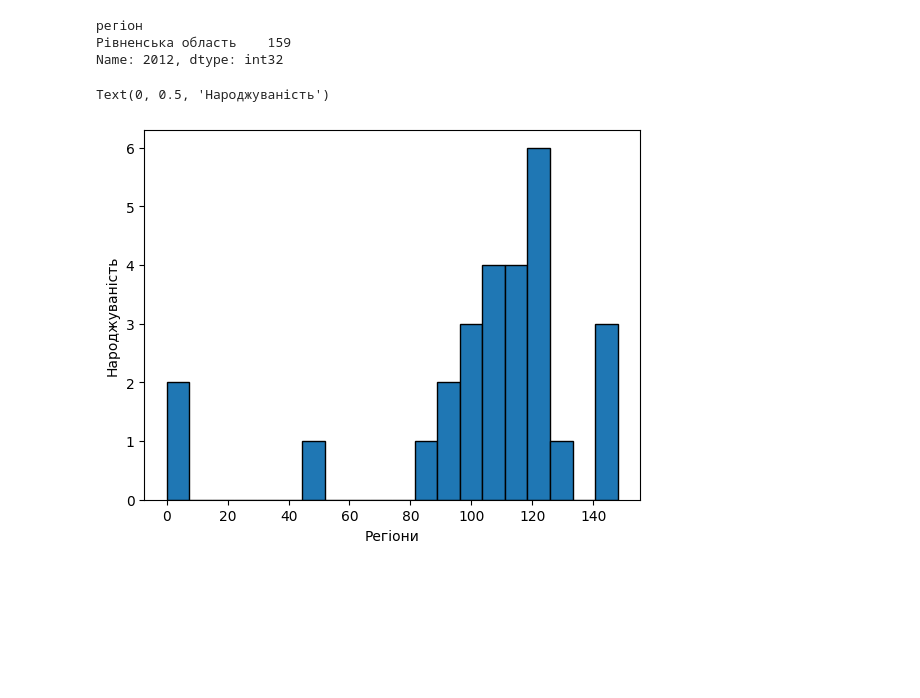
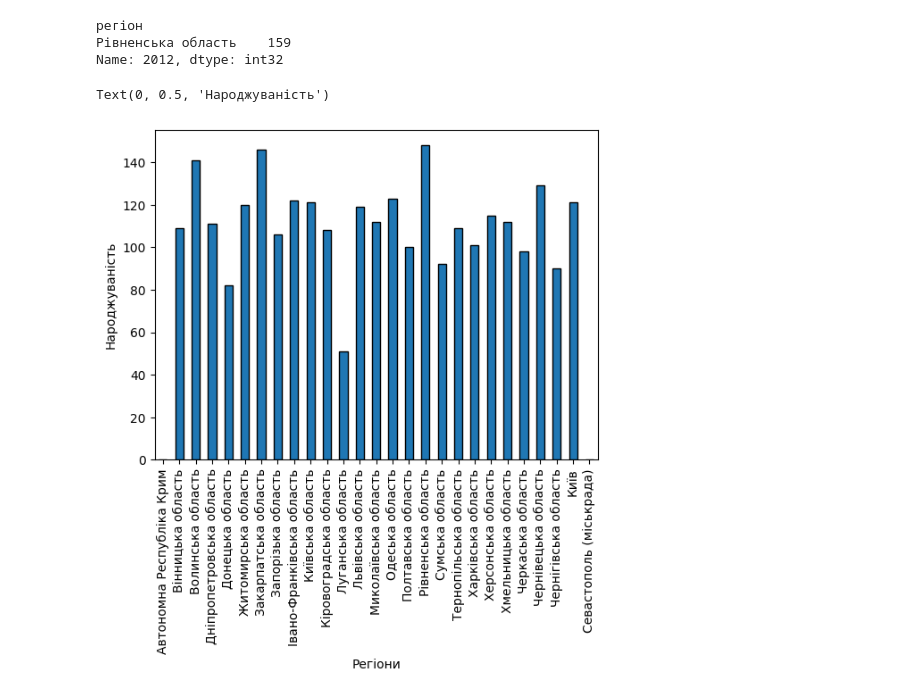
Before and after one commit to AnastasiaPalmer/Numpy-Pandas, a Jupyter notebook: Palamarchuk_hw1.ipynb, the cells around one changed output. Saved outputs shown, nothing was run; the diff lists cells and outputs as text; code cells hidden in the pictures; blank space fills up the shorter version.

```diff
--- a/Palamarchuk_hw1.ipynb
+++ b/Palamarchuk_hw1.ipynb
@@ -342,10 +342,10 @@ Name: 2012, dtype: int32
 # %%
 # 11.	Побудуйте стовпчасту народжуваності за регіонами у 2014 році
 
 import matplotlib.pyplot as plt
-df["2014"].plot(kind="hist", bins=20, edgecolor='k')
+df["2014"].plot(kind="bar", edgecolor='k')
 plt.xlabel('Регіони')
 plt.ylabel('Народжуваність')
 # %% [output]
 Text(0, 0.5, 'Народжуваність')
-[figure, old version]
+[figure, new version]
```
